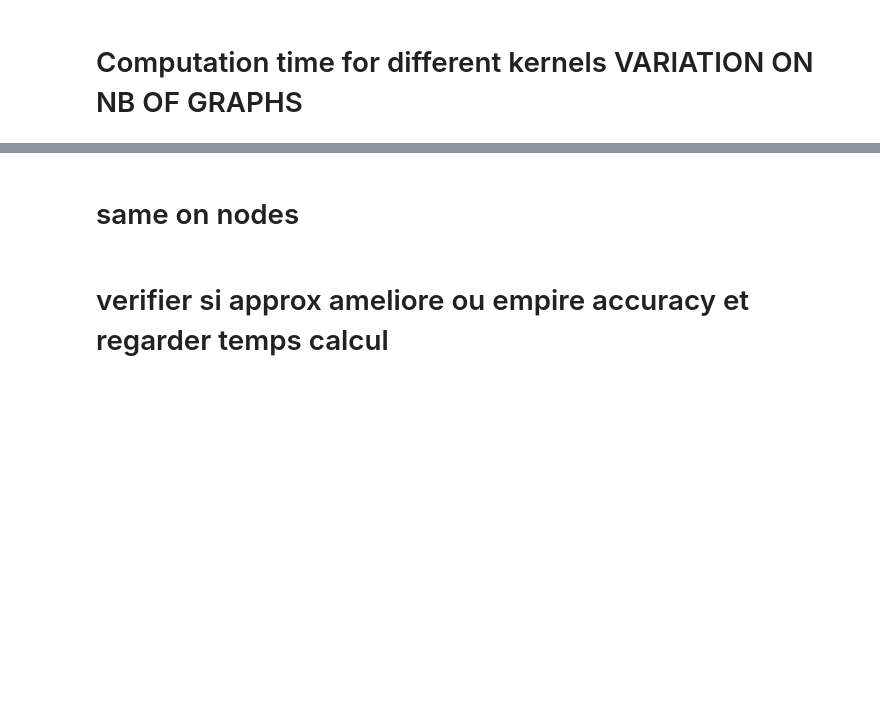
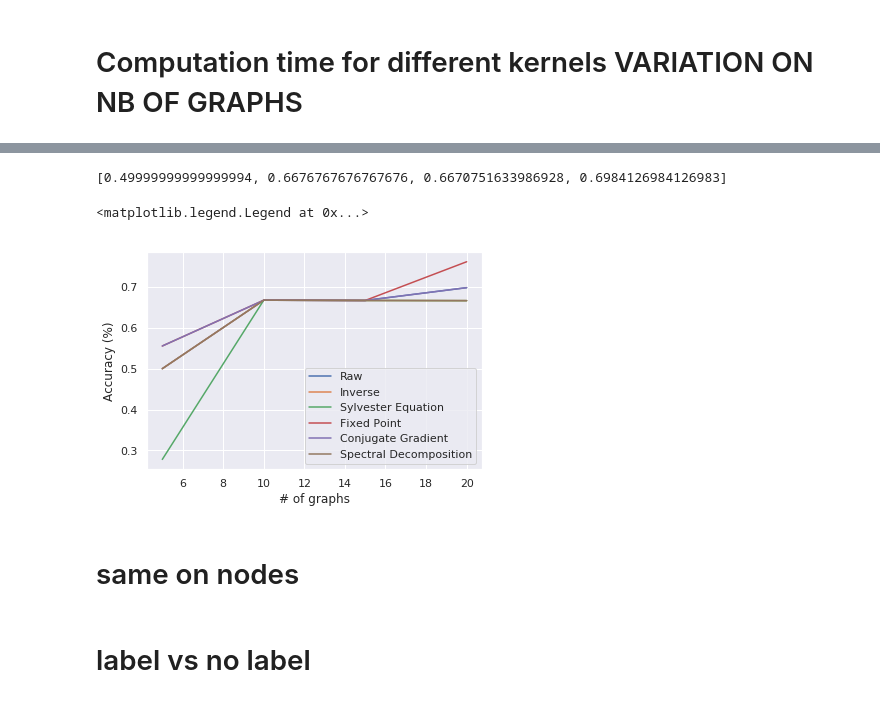
Before and after one commit to leoandeol/graph-kernels, a Jupyter notebook: tests.ipynb, the cells around one changed output, grey strips where cells are left out. Drawn from its saved outputs; the diff is of its cells as text; code cells hidden in the pictures; blank space fills up the shorter version.

```diff
--- a/tests.ipynb
+++ b/tests.ipynb
@@ -426,4 +438,21 @@ plt.legend()
+# %%
+print(a_raw)
+plt.figure()
+plt.plot(xs,a_raw,label="Raw")
+plt.plot(xs,a_inv,label="Inverse")
+plt.plot(xs,a_syl,label="Sylvester Equation")
+plt.plot(xs,a_fix,label="Fixed Point")
+plt.plot(xs,a_conj,label="Conjugate Gradient")
+plt.plot(xs,a_spec,label="Spectral Decomposition")
+plt.xlabel('# of graphs')
+plt.ylabel('Accuracy (%)')
+plt.tick_params('y')
+plt.legend()
+# %% [output]
+[0.49999999999999994, 0.6676767676767676, 0.6670751633986928, 0.6984126984126983]
+<matplotlib.legend.Legend at 0x...>
+[figure, added]
 # %% [markdown]
 # same on nodes
-# %% [markdown]
-# verifier si approx ameliore ou empire accuracy et regarder temps calcul
+# %% [markdown]
+# label vs no label
```
Also changed, not shown: parts of 6 cells of this notebook, 6 other files.
